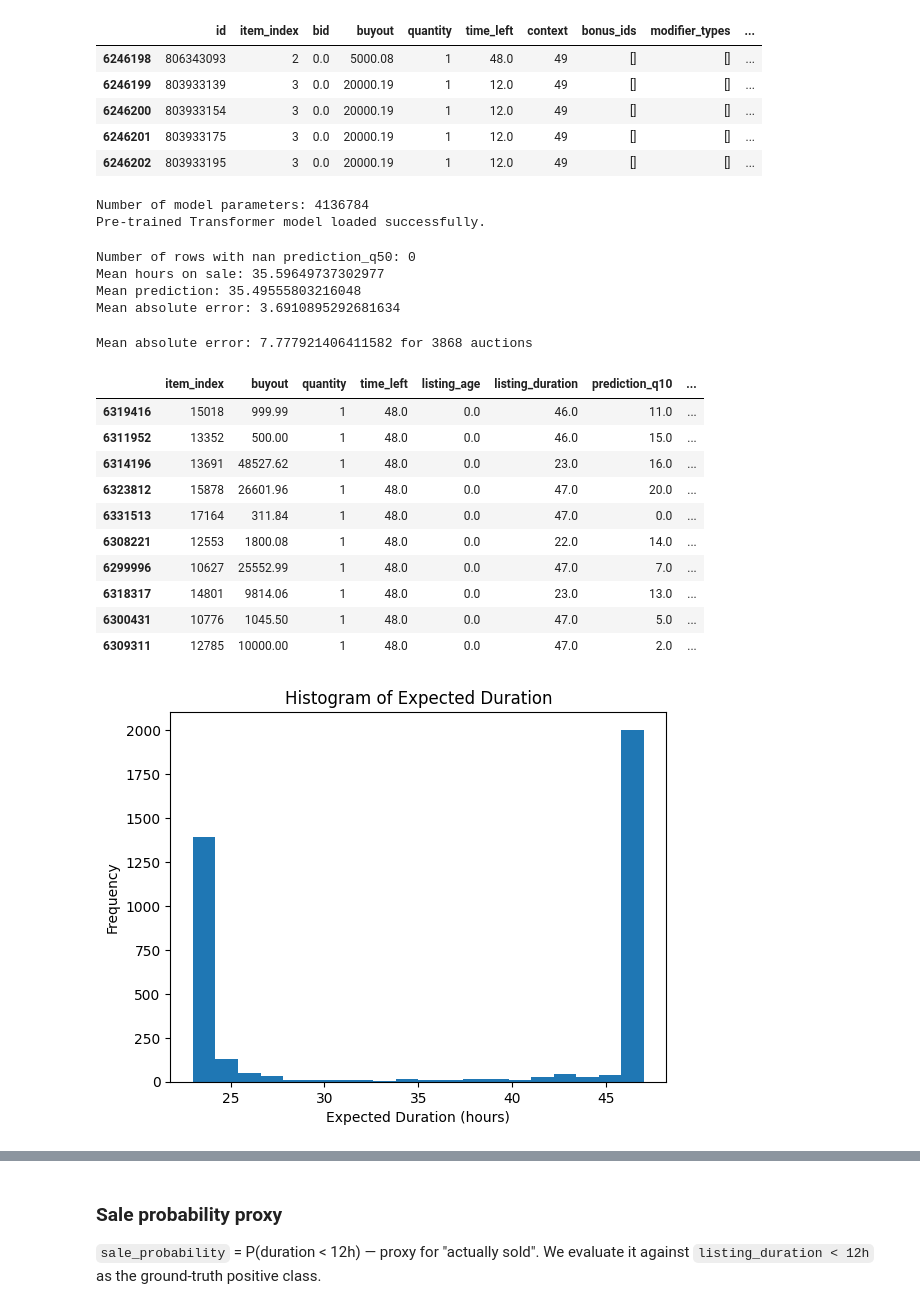
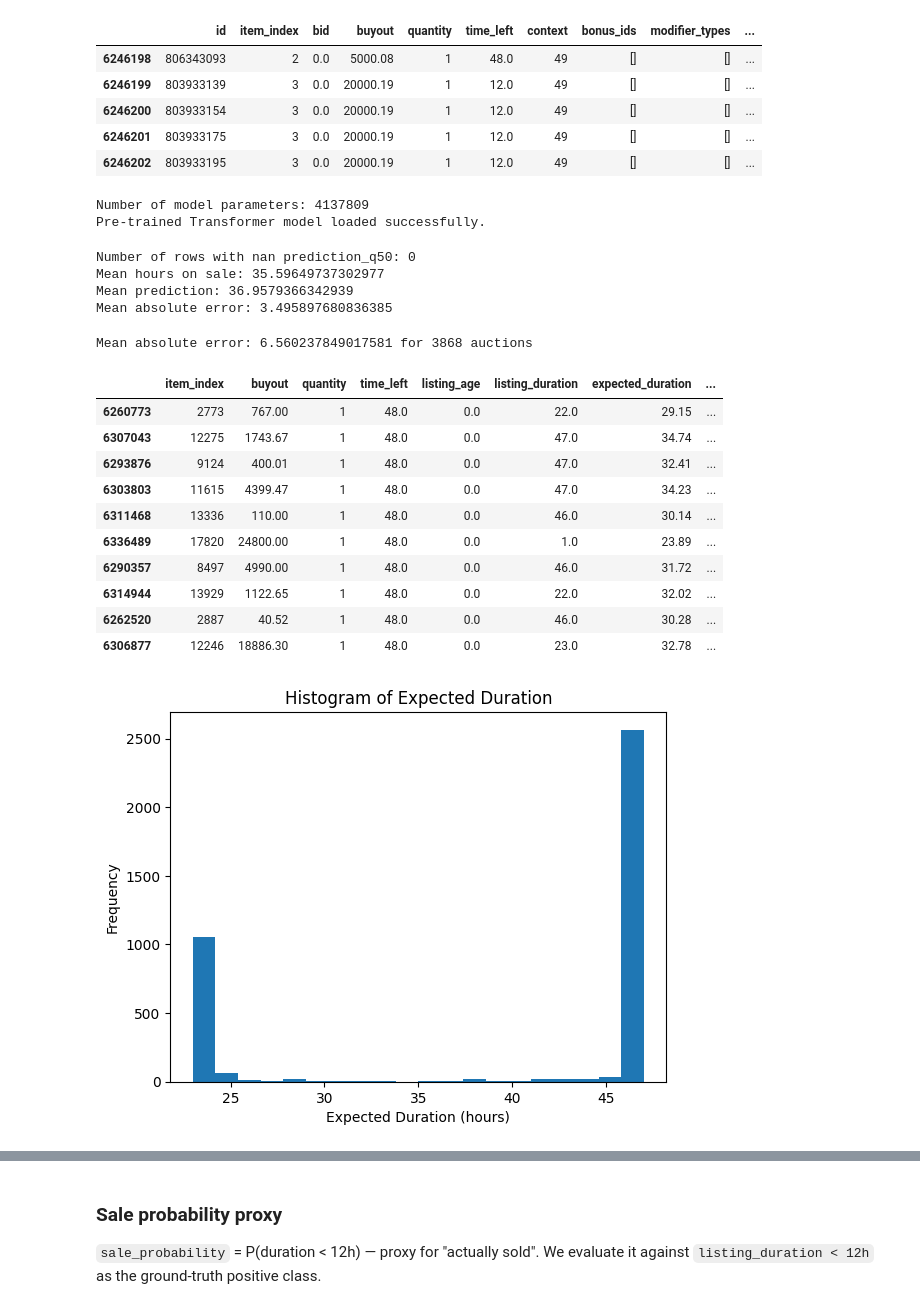
Before and after one commit to AngelUrq/auction_classic, a Jupyter notebook: notebooks/transformer_evaluation.ipynb, the cells around one changed output, grey strips where cells are left out. Cells and saved outputs as stored; diff of their text form; code cells hidden in the pictures.

```diff
--- a/notebooks/transformer_evaluation.ipynb
+++ b/notebooks/transformer_evaluation.ipynb
@@ -85,7 +85,7 @@ Auctions shape: (12046813, 18)
 | 6246202 | 803933195 | 3 | 0.0 | 20000.19 | 1 | 12.0 | 49 | [] | [] | ... |
 # %%
 model = AuctionTransformer.load_from_checkpoint(
-    '../models/transformer-4.1M-survival_24-lr3e-05-bs128/last-v1.ckpt',
+    '../models/transformer-4.1M-survival_24-lr3e-05-bs128/last.ckpt',
     map_location=device,
     weights_only=False
 )
@@ -94,7 +94,7 @@ print(f'Number of model parameters: {sum(p.numel() for p in model.parameters())}
 model.eval()
 print('Pre-trained Transformer model loaded successfully.')
 # %% [output]
-Number of model parameters: 4136784
+Number of model parameters: 4137809
 Pre-trained Transformer model loaded successfully.
 # %%
 from src.models.inference import predict_dataframe
@@ -114,8 +114,8 @@ print(f"Mean absolute error: {mae}") # 3.47
 # %% [output]
 Number of rows with nan prediction_q50: 0
 Mean hours on sale: 35.59649737302977
-Mean prediction: 35.49555803216048
-Mean absolute error: 3.6910895292681634
+Mean prediction: 36.9579366342939
+Mean absolute error: 3.495897680836385
 # %%
 df_auctions_filtered = df_predictions[df_predictions['listing_age'] == 0]
 df_auctions_filtered = df_auctions_filtered[df_auctions_filtered['time_left'] == 48.0]
@@ -125,21 +125,21 @@ df_auctions_filtered['prediction_interval'] = df_auctions_filtered['prediction_q
 mae = mean_absolute_error(df_auctions_filtered['listing_duration'], df_auctions_filtered['prediction_q50'])
 print(f"Mean absolute error: {mae} for {len(df_auctions_filtered)} auctions") # 3.26 -> 72 hours
 # %% [output]
-Mean absolute error: 7.777921406411582 for 3868 auctions
+Mean absolute error: 6.560237849017581 for 3868 auctions
 # %%
-df_auctions_filtered[['item_index', 'buyout', 'quantity', 'time_left', 'listing_age', 'listing_duration', 'prediction_q10', 'prediction_q50', 'prediction_q90', 'expected_duration', 'sale_probability']].sample(10)
+df_auctions_filtered[['item_index', 'buyout', 'quantity', 'time_left', 'listing_age', 'listing_duration', 'expected_duration', 'prediction_q10', 'prediction_q50', 'prediction_q90', 'sale_probability']].sample(10)
 # %% [output]
-|  | item_index | buyout | quantity | time_left | listing_age | listing_duration | prediction_q10 | ... |
-| 6319416 | 15018 | 999.99 | 1 | 48.0 | 0.0 | 46.0 | 11.0 | ... |
-| 6311952 | 13352 | 500.00 | 1 | 48.0 | 0.0 | 46.0 | 15.0 | ... |
-| 6314196 | 13691 | 48527.62 | 1 | 48.0 | 0.0 | 23.0 | 16.0 | ... |
-| 6323812 | 15878 | 26601.96 | 1 | 48.0 | 0.0 | 47.0 | 20.0 | ... |
-| 6331513 | 17164 | 311.84 | 1 | 48.0 | 0.0 | 47.0 | 0.0 | ... |
-| 6308221 | 12553 | 1800.08 | 1 | 48.0 | 0.0 | 22.0 | 14.0 | ... |
-| 6299996 | 10627 | 25552.99 | 1 | 48.0 | 0.0 | 47.0 | 7.0 | ... |
-| 6318317 | 14801 | 9814.06 | 1 | 48.0 | 0.0 | 23.0 | 13.0 | ... |
-| 6300431 | 10776 | 1045.50 | 1 | 48.0 | 0.0 | 47.0 | 5.0 | ... |
-| 6309311 | 12785 | 10000.00 | 1 | 48.0 | 0.0 | 47.0 | 2.0 | ... |
+|  | item_index | buyout | quantity | time_left | listing_age | listing_duration | expected_duration | ... |
+| 6260773 | 2773 | 767.00 | 1 | 48.0 | 0.0 | 22.0 | 29.15 | ... |
+| 6307043 | 12275 | 1743.67 | 1 | 48.0 | 0.0 | 47.0 | 34.74 | ... |
+| 6293876 | 9124 | 400.01 | 1 | 48.0 | 0.0 | 47.0 | 32.41 | ... |
+| 6303803 | 11615 | 4399.47 | 1 | 48.0 | 0.0 | 47.0 | 34.23 | ... |
+| 6311468 | 13336 | 110.00 | 1 | 48.0 | 0.0 | 46.0 | 30.14 | ... |
+| 6336489 | 17820 | 24800.00 | 1 | 48.0 | 0.0 | 1.0 | 23.89 | ... |
+| 6290357 | 8497 | 4990.00 | 1 | 48.0 | 0.0 | 46.0 | 31.72 | ... |
+| 6314944 | 13929 | 1122.65 | 1 | 48.0 | 0.0 | 22.0 | 32.02 | ... |
+| 6262520 | 2887 | 40.52 | 1 | 48.0 | 0.0 | 46.0 | 30.28 | ... |
+| 6306877 | 12246 | 18886.30 | 1 | 48.0 | 0.0 | 23.0 | 32.78 | ... |
 # %%
 df_auctions_filtered['prediction_q50'].hist(bins=20)
 plt.xlabel('Expected Duration (hours)')
@@ -148,7 +148,7 @@ plt.title('Histogram of Expected Duration')
 plt.grid()
 plt.show()
 # %% [output]
-[figure, old version]
+[figure, new version]
 # %%
 df_auctions_filtered['expected_duration'].hist(bins=20)
 plt.xlabel('Expected Duration (hours)')
```
Also changed, not shown: parts of 4 cells of this notebook, 8 other files.
